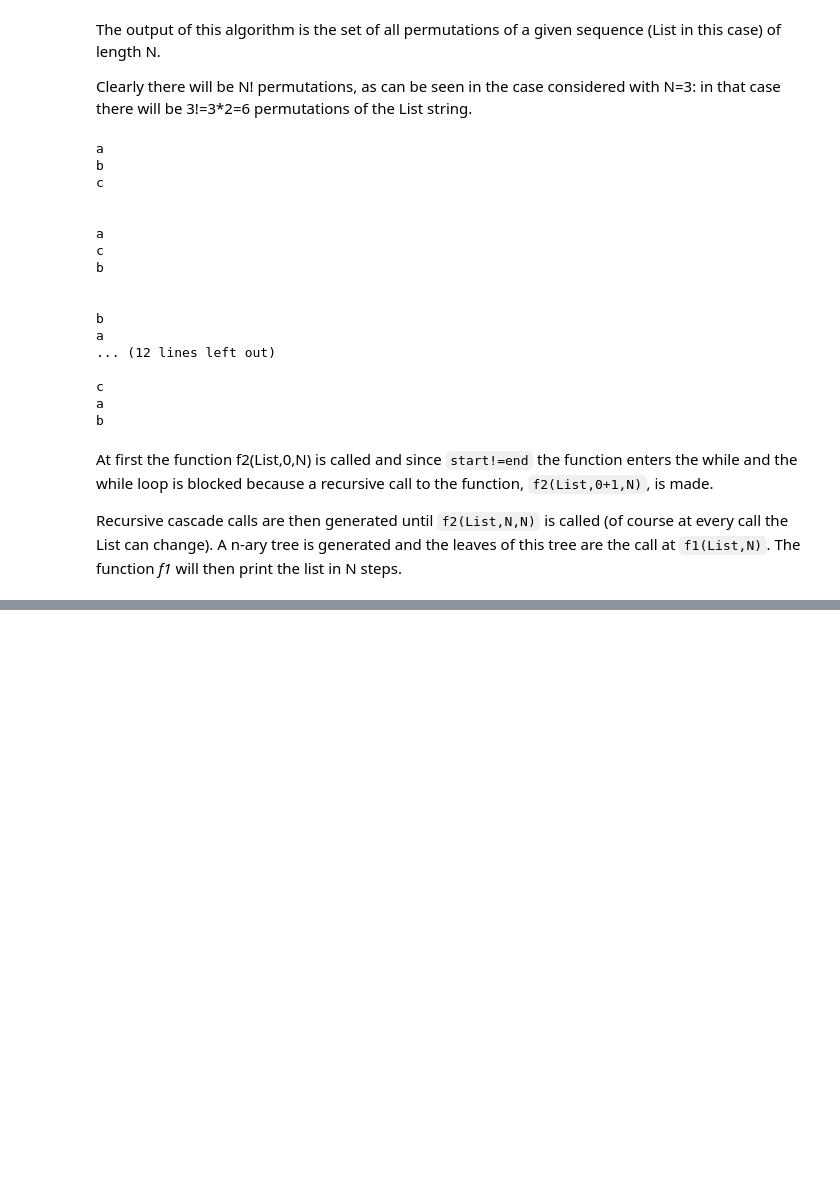
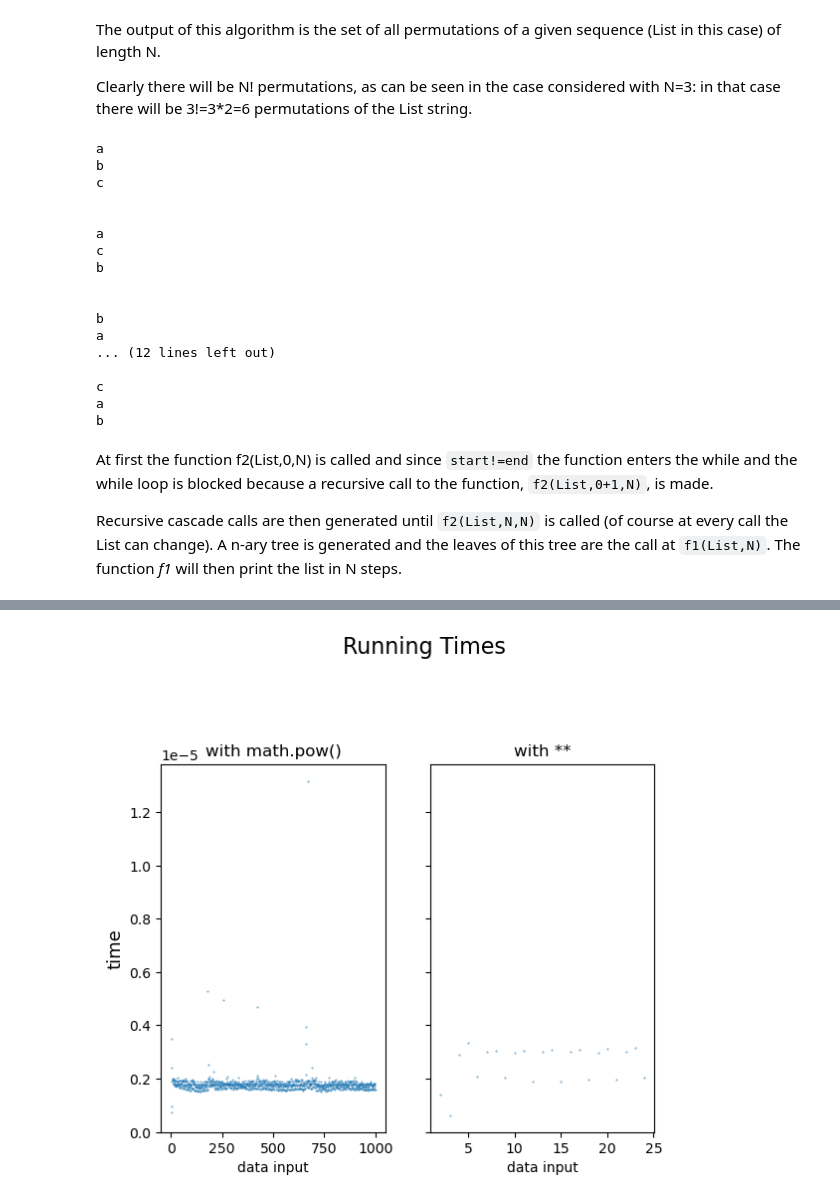
Before and after one commit to sim2000dg/adm_hw2-group30, a Jupyter notebook: Homework2_30thGroup.ipynb, the cells around one changed output, grey strips where cells are left out. Cells and saved outputs as stored; diff of their text form; code cells hidden in the pictures; blank space fills up the shorter version.

```diff
--- a/Homework2_30thGroup.ipynb
+++ b/Homework2_30thGroup.ipynb
@@ -1232,0 +1459,54 @@ So since the problems is an $$O(N\cdot N!)$$ we can't find a better algorithm.
+# %%
+#same function with Ribbon_dyn except for exponentiation we used math.pow() function instead of "**"
+import math
+def Ribbon_dyn_O1(Ribbon_Length):
+        # base Checks
+        if (Ribbon_Length==2 or Ribbon_Length==3):                      #1
+            return(Ribbon_Length-1)                                     #1
+        #writing the number as sum of multiplies of 2 and 3
+        threes=Ribbon_Length//3                                         #1
+        twos=0                                                          #1
+        if  Ribbon_Length%3==1:                                         #1
+            threes=threes-1                                             #1
+            twos=twos+2                                                 #1
+        elif Ribbon_Length%3==2:                                        #1
+            twos += 1                                                   #1
+
+        #math.pow() has O(1) complexity
+        return math.pow(3,threes) * math.pow(2,twos)                    #1
+#----------------------------------------------------------------------
+
+fig, (ax1, ax2) = plt.subplots(1, 2, sharey=True)
+n=5
+TimeList_dy_O1=[]
+
+
+#code calculates how long does it take to run Ribbon_dyn_O1() function when we give 2 to 1000 values. in global
+#namespace with 5 repetitons
+for i in range(2,1000):
+    TimeList_dy_O1.append(timeit.timeit(stmt='Ribbon_dyn_O1(i)', globals=globals(), number=n))
+xpoints = range(2,1000)
+ypoints = TimeList_dy_O1
+ax1.scatter(xpoints, ypoints, s=0.1)
+
+#----------------------------------------------------------------------
+TimeList_dy=[]
+
+#code calculates how long does it take to run Ribbon_dyn() function when we give 2 to 1000 values. in global
+#namespace with 5 repetitons
+for i in range(2,1000):
+    TimeList_dy.append(timeit.timeit(stmt='Ribbon_dyn(i)', globals=globals(), number=n))
+ax2.scatter(xpoints_dy, ypoints_dy,s=0.1)
+xpoints_dy = range(2,1000)
+ypoints_dy = TimeList_dy
+
+#titles and labels
+ax1.set_title("with math.pow()")
+ax2.set_title("with **")
+ax1.set_ylabel("time",fontsize=13)
+ax1.set_xlabel("data input")
+ax2.set_xlabel("data input")
+fig.suptitle('Running Times', fontsize=16,x=0.538,y=1.15 )
+plt.show()
+# %% [output]
+[figure, added]
```
Also changed, not shown: parts of 19 cells of this notebook, 1 other file.
